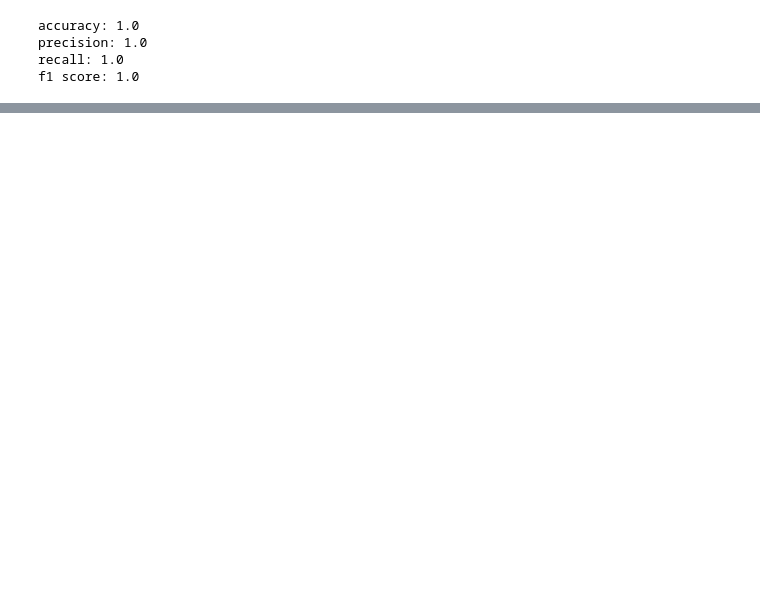
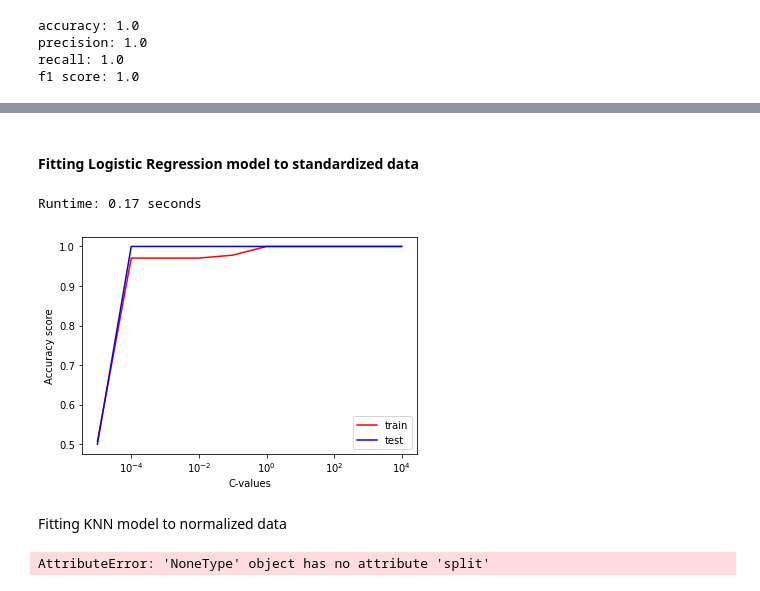
Before and after one commit to MaSOouD69/Divorce, a Jupyter notebook: Divorce Prediction.ipynb, the cells around one changed output, grey strips where cells are left out. Cells and saved outputs as stored; diff of their text form; code cells hidden in the pictures; blank space fills up the shorter version.

```diff
--- a/Divorce Prediction.ipynb
+++ b/Divorce Prediction.ipynb
@@ -360,0 +423,69 @@ scaler = RobustScaler()
+# %% [markdown]
+#### Fitting Logistic Regression model to standardized data
+# %%
+start = time.time()
+
+# Empty lists to append the training and test accuracy scores to
+train_acc_ss = []
+test_acc_ss = []
+
+# Loop through the same C values
+for C in C_values:
+
+    # Instantiate the model
+    logit=LogisticRegression(C=C, max_iter=1000, random_state=42)
+
+    # Fit the model
+    logit.fit(X_train_ss, y_train)
+
+    # Score the model
+    train_acc_ss.append(logit.score(X_train_ss, y_train))
+    test_acc_ss.append(logit.score(X_test_ss, y_test))
+
+stop = time.time()
+runtime_logit_ss = stop-start
+print(f"Runtime: {round(runtime_logit_ss,2)} seconds")
+# %% [output]
+Runtime: 0.17 seconds
+# %%
+# Plotting the train and test scores for every C value
+plt.figure()
+plt.plot(C_values, train_acc_ss, c='red', label='train')
+plt.plot(C_values, test_acc_ss, c='blue', label='test')
+plt.xscale('log')
+plt.xlabel('C-values')
+plt.ylabel('Accuracy score')
+plt.legend()
+plt.show()
+# %% [output]
+[figure, added]
+# %% [markdown]
+Fitting KNN model to normalized data
+# %%
+start = time.time()
+
+# The different K values to try out and save to 'neighbors'
+neighbors = range(1, 50)
+
+# Empty lists to append the accuracies to
+train_acc_mm = []
+test_acc_mm = []
+
+# Loop through neighbors
+for K in neighbors:
+
+    # Instantiate the model
+    knn = KNeighborsClassifier(n_neighbors=K)
+
+    # Fit the model
+    knn.fit(X_train_mm, y_train)
+
+    # Score the model
+    train_acc_mm.append(knn.score(X_train_mm, y_train))
+    test_acc_mm.append(knn.score(X_test_mm, y_test))
+
+stop = time.time()
+runtime_knn_mm = stop-start
+print(f"Runtime: {round(runtime_knn_mm,2)} seconds")
+# %% [output]
+AttributeError: 'NoneType' object has no attribute 'split'
```
Also changed, not shown: parts of 48 cells of this notebook.
